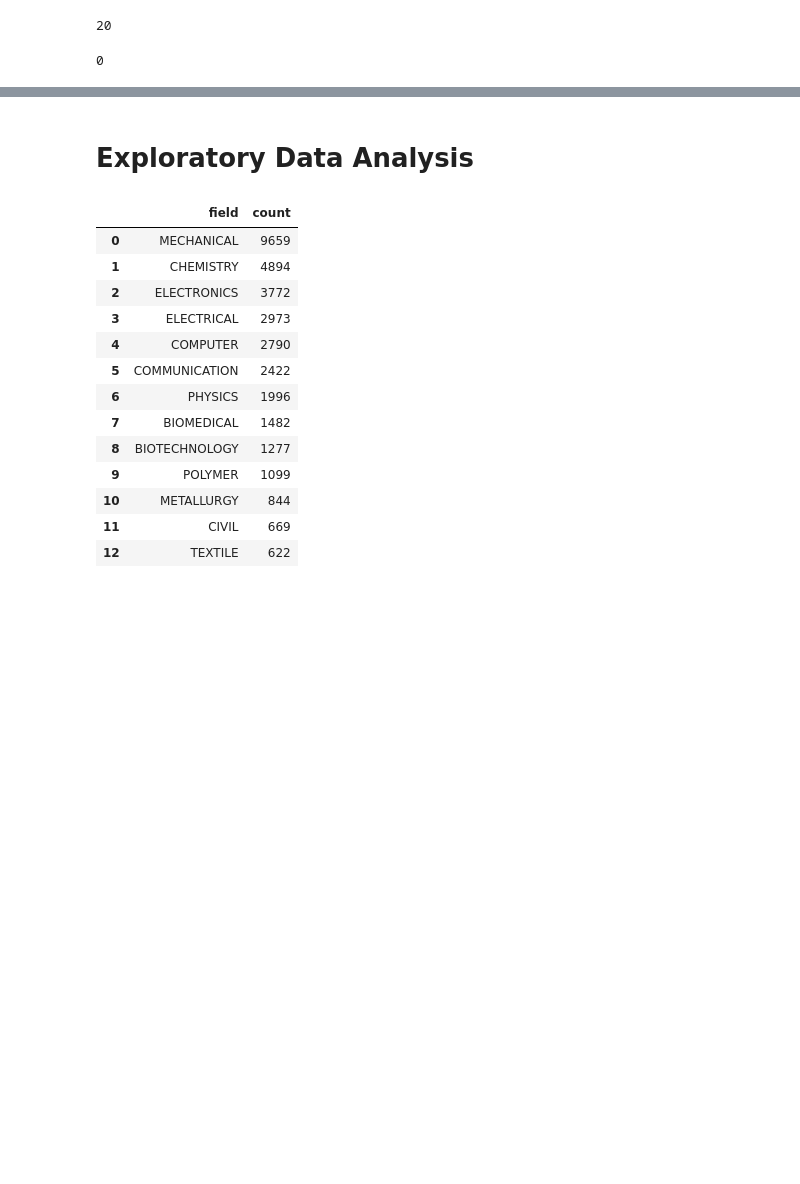
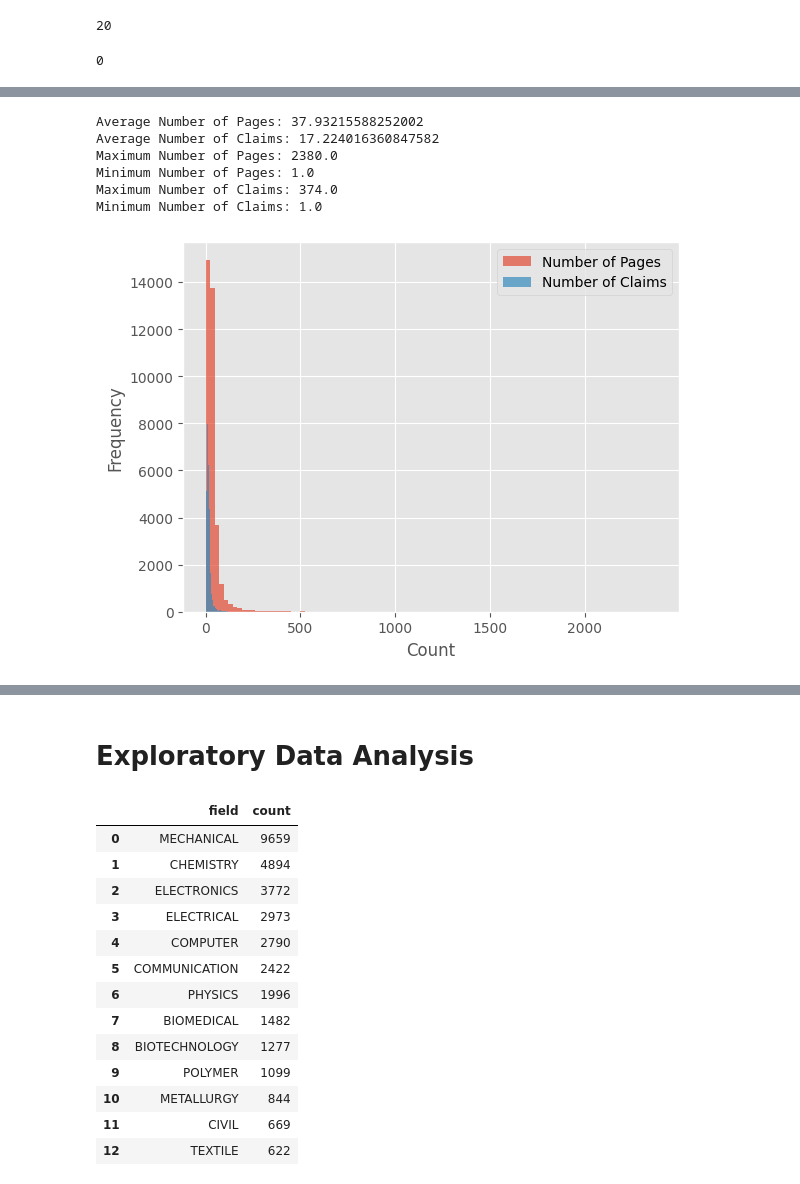
Before and after one commit to pankaj-beldar/patent-data-NLP-classification, a Jupyter notebook: patent_paper.ipynb, the cells around one changed output, grey strips where cells are left out. Saved outputs shown, nothing was run; the diff lists cells and outputs as text; code cells hidden in the pictures; blank space fills up the shorter version.

```diff
--- a/patent_paper.ipynb
+++ b/patent_paper.ipynb
@@ -210,3 +210,37 @@ df.head()
 | 2 | 2023-01-01 00:00:00 | 2023-01-06 | Delhi | PCT NATIONAL PHASE APPLICATION | 10065/DELNP/2013 | ... |
 | 3 | 2023-01-01 00:00:00 | 2023-01-06 | Delhi | PCT NATIONAL PHASE APPLICATION | 10088/DELNP/2013 | ... |
 | 4 | 2023-01-01 00:00:00 | 2023-01-06 | Delhi | PCT NATIONAL PHASE APPLICATION | 10104/DELNP/2012 | ... |
+# %%
+# Summary Statistics
+mean_pages = df['NO_OF_PAGES'].mean()
+mean_claims = df['NO_OF_CLAIMS'].mean()
+max_pages = df['NO_OF_PAGES'].max()
+min_pages = df['NO_OF_PAGES'].min()
+max_claims = df['NO_OF_CLAIMS'].max()
+min_claims = df['NO_OF_CLAIMS'].min()
+
+print(f"Average Number of Pages: {mean_pages}")
+print(f"Average Number of Claims: {mean_claims}")
+print(f"Maximum Number of Pages: {max_pages}")
+print(f"Minimum Number of Pages: {min_pages}")
+print(f"Maximum Number of Claims: {max_claims}")
+print(f"Minimum Number of Claims: {min_claims}")
+# %% [output]
+Average Number of Pages: 37.93215588252002
+Average Number of Claims: 17.224016360847582
+Maximum Number of Pages: 2380.0
+Minimum Number of Pages: 1.0
+Maximum Number of Claims: 374.0
+Minimum Number of Claims: 1.0
+# %%
+# Data Distribution: Histograms
+import matplotlib.pyplot as plt
+
+plt.hist(df['NO_OF_PAGES'], bins=100, alpha=0.7, label='Number of Pages')
+plt.hist(df['NO_OF_CLAIMS'], bins=100, alpha=0.7, label='Number of Claims')
+plt.xlabel('Count')
+plt.ylabel('Frequency')
+plt.legend(loc='upper right')
+plt.show()
+# %% [output]
+[figure, added]
```
Also changed, not shown: parts of 28 cells of this notebook.
